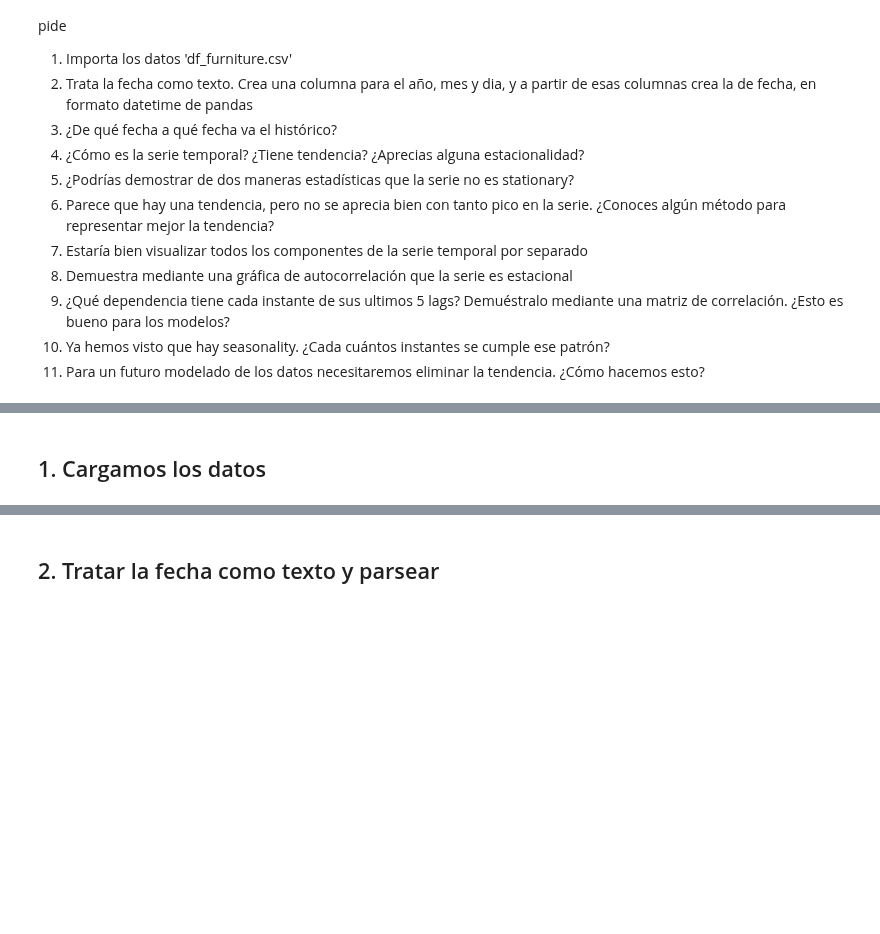
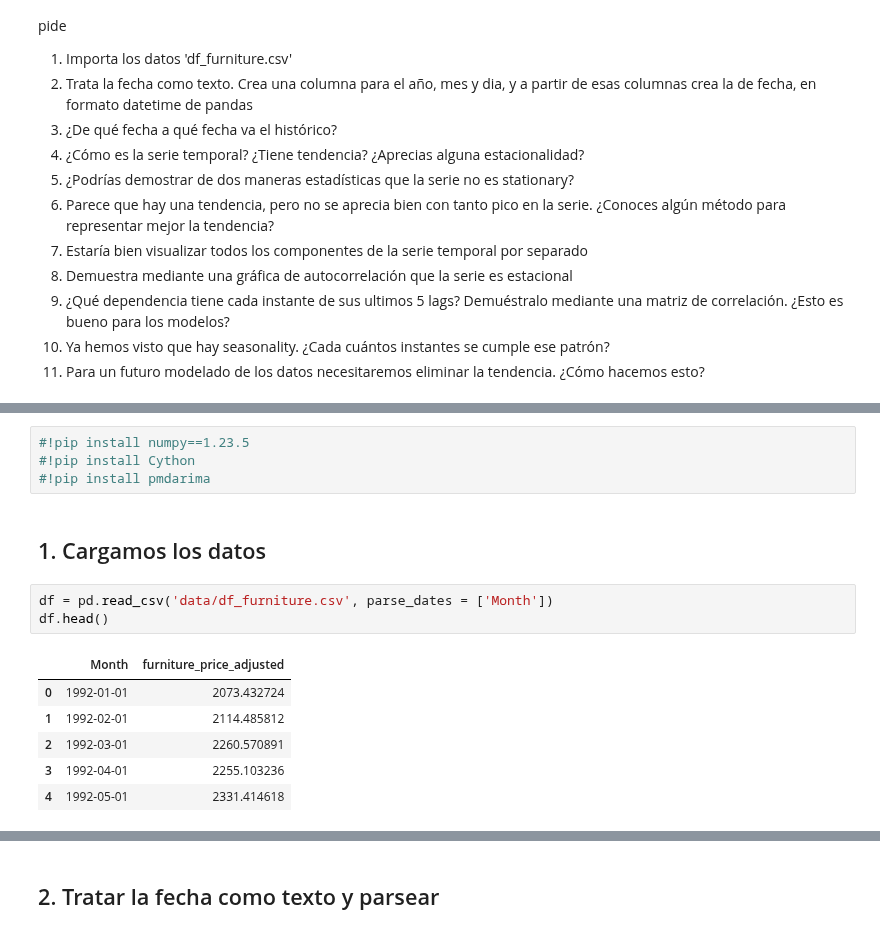
Before and after one commit to MikelTelo/dsft2409_mikeltelo, a Jupyter notebook: 2409_dsft_thebridge_core/3-Machine_Learning/1-Supervisado/5-TimeSeries/ejercicios/1_ejercicio_time_series_analysis.ipynb, the cells around one changed output, grey strips where cells are left out. Drawn from its saved outputs; the diff is of its cells as text; blank space fills up the shorter version.

```diff
--- a/2409_dsft_thebridge_core/3-Machine_Learning/1-Supervisado/5-TimeSeries/ejercicios/1_ejercicio_time_series_analysis.ipynb
+++ b/2409_dsft_thebridge_core/3-Machine_Learning/1-Supervisado/5-TimeSeries/ejercicios/1_ejercicio_time_series_analysis.ipynb
@@ -15,2 +23,16 @@ Para este ejercicio vas a trabajar con el histórico de valores en bolsa de una
+# %%
+#!pip install numpy==1.23.5
+#!pip install Cython
+#!pip install pmdarima
 # %% [markdown]
 ## 1. Cargamos los datos
+# %%
+df = pd.read_csv('data/df_furniture.csv', parse_dates = ['Month'])
+df.head()
+# %% [output]
+|  | Month | furniture_price_adjusted |
+| 0 | 1992-01-01 | 2073.432724 |
+| 1 | 1992-02-01 | 2114.485812 |
+| 2 | 1992-03-01 | 2260.570891 |
+| 3 | 1992-04-01 | 2255.103236 |
+| 4 | 1992-05-01 | 2331.414618 |
```
Also changed, not shown: parts of 9 cells of this notebook.
